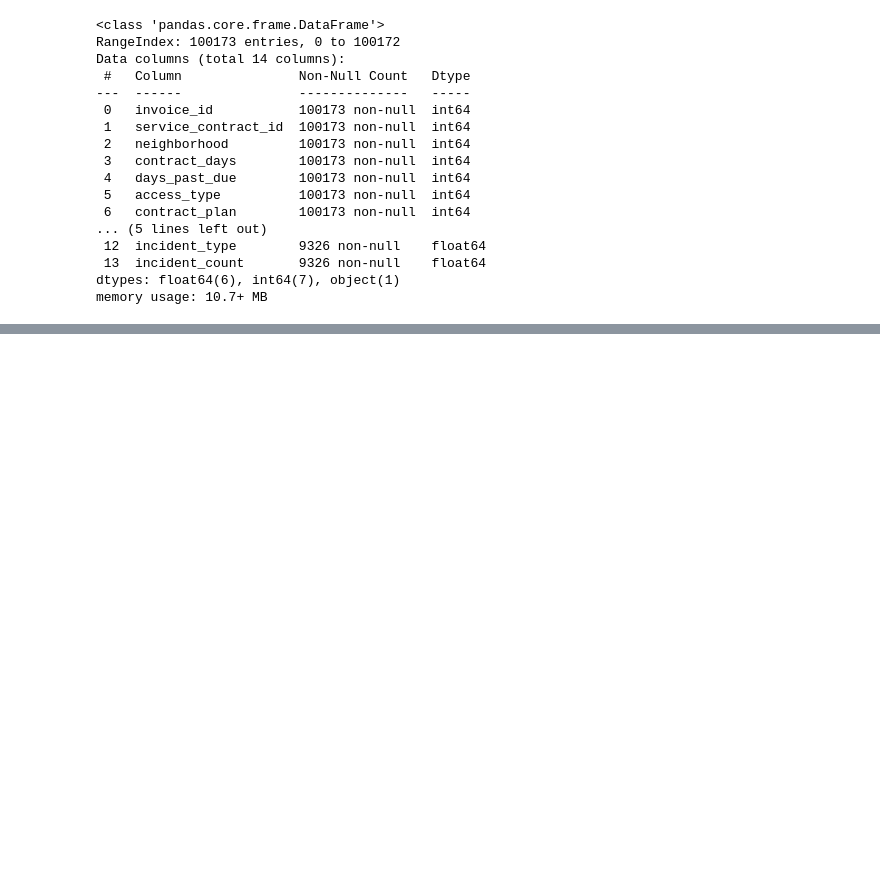
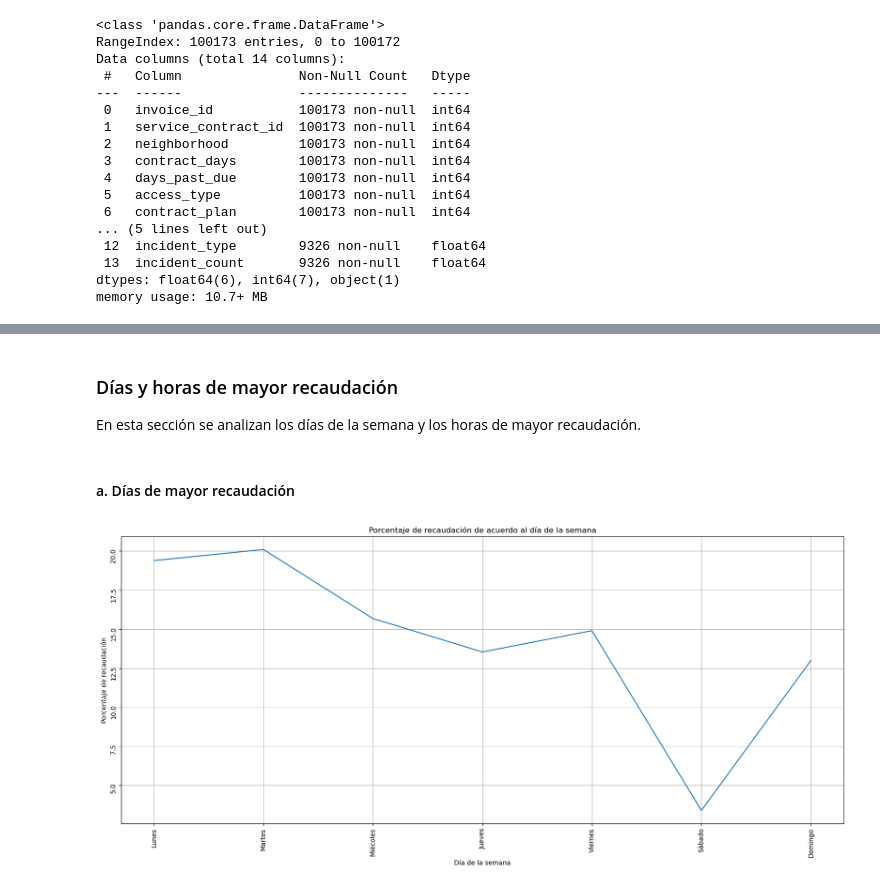
Before and after one commit to orlandoch/mora_ml, a Jupyter notebook: main.ipynb, the cells around one changed output, grey strips where cells are left out. Cells and saved outputs as stored; diff of their text form; code cells hidden in the pictures; blank space fills up the shorter version.

```diff
--- a/main.ipynb
+++ b/main.ipynb
@@ -221,0 +287,19 @@ data.corr()
+# %% [markdown]
+### Días y horas de mayor recaudación
+En esta sección se analizan los días de la semana y los horas de mayor recaudación.
+# %% [markdown]
+#### a. Días de mayor recaudación
+# %%
+meanPastDue = data.groupby(['week_day']).count().reset_index().sort_values(['week_day'])
+meanPastDue.index = meanPastDue['week_day'].replace({0:'Lunes',1:'Martes',2:'Miécoles',3:'Jueves',4:'Viernes',5:'Sábado',6:'Domingo',})
+meanPastDue = meanPastDue.drop(columns=['week_day'])
+
+fig, ax = plt.subplots(1,1,figsize=(20,8))
+ax.plot(meanPastDue['days_past_due']/len(data)*100)
+ax.tick_params(labelrotation=90)
+ax.set_xlabel('Día de la semana')
+ax.set_ylabel('Porcentaje de recaudación')
+ax.set_title('Porcentaje de recaudación de acuerdo al día de la semana')
+ax.grid();
+# %% [output]
+[figure, added]
```
Also changed, not shown: parts of 14 cells of this notebook.
